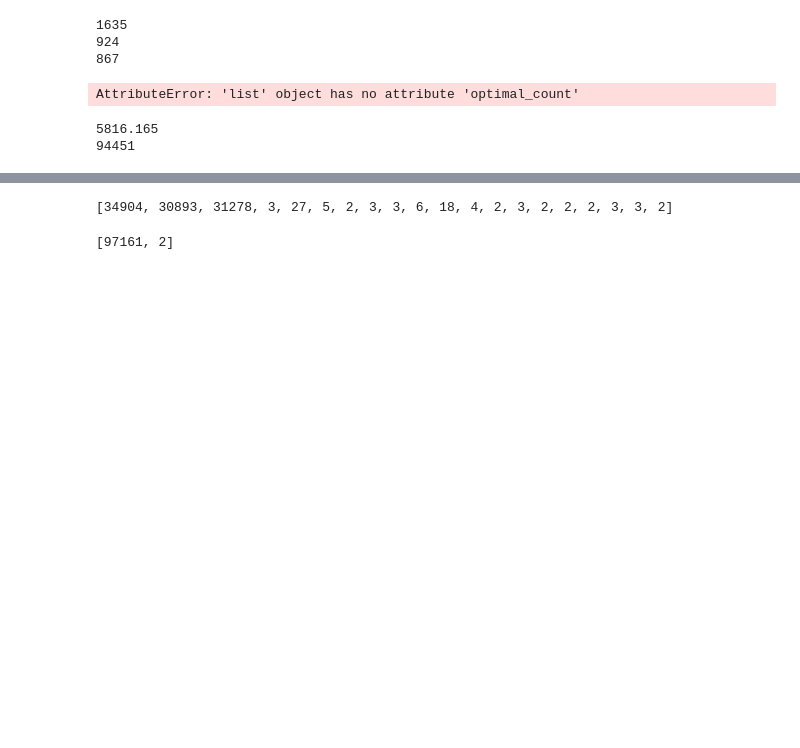
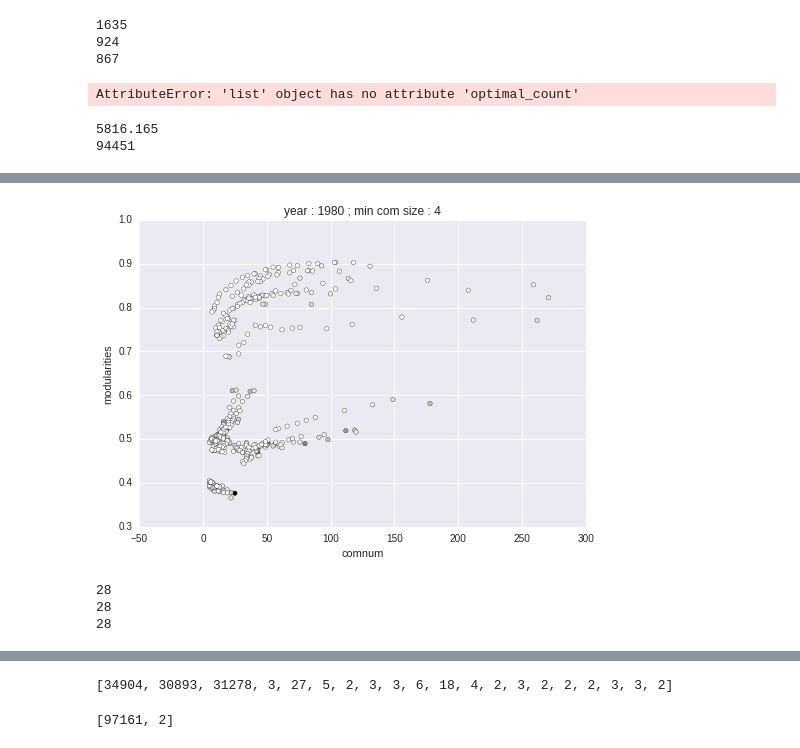
Before and after one commit to JusteRaimbault/PatentsMining, a Jupyter notebook: Models/Semantic/Network.ipynb, the cells around one changed output, grey strips where cells are left out. Drawn from its saved outputs; the diff is of its cells as text; code cells hidden in the pictures; blank space fills up the shorter version.

```diff
--- a/Models/Semantic/Network.ipynb
+++ b/Models/Semantic/Network.ipynb
@@ -383,0 +414,12 @@ q = numpy.percentile(d,99.9)
+# %%
+dth=0.06
+eth=18
+
+ggtest=gg.subgraph([i for i, d in enumerate(gg.vs['disp']) if d > dth])
+ggtest.delete_edges([i for i, w in enumerate(ggtest.es['weight']) if w<eth])
+dd = ggtest.degree(range(ggtest.vcount()))
+ggtest=ggtest.subgraph([i for i, d in enumerate(dd) if d > 0])
+com = ggtest.community_multilevel(weights="weight",return_levels=True)
+for i in range(len(com)):
+    print(len(com[i].sizes()))
+    print(com[i].modularity)
@@ -383,0 +514,18 @@ q = numpy.percentile(d,99.9)
+# %%
+# modularity = f(comnum) -> scaling law still present ?
+plot.scatter(comnum,modularities,c=vcount)
+plot.xlabel('comnum');plot.ylabel('modularities')
+plot.title('year : '+str(year)+' ; min com size : 4')
+plot.show()
+
+# not clear on what variable should stratify
+# %% [output]
+[figure, added]
+# %%
+com = ggtest.community_multilevel(weights="weight",return_levels=True)
+for i in range(len(com)) :
+    print(len([s for s in com[len(com)-1].sizes() if s > ]))
+# %% [output]
+28
+28
+28
```
Also changed, not shown: parts of 21 cells of this notebook, 1 other file.
